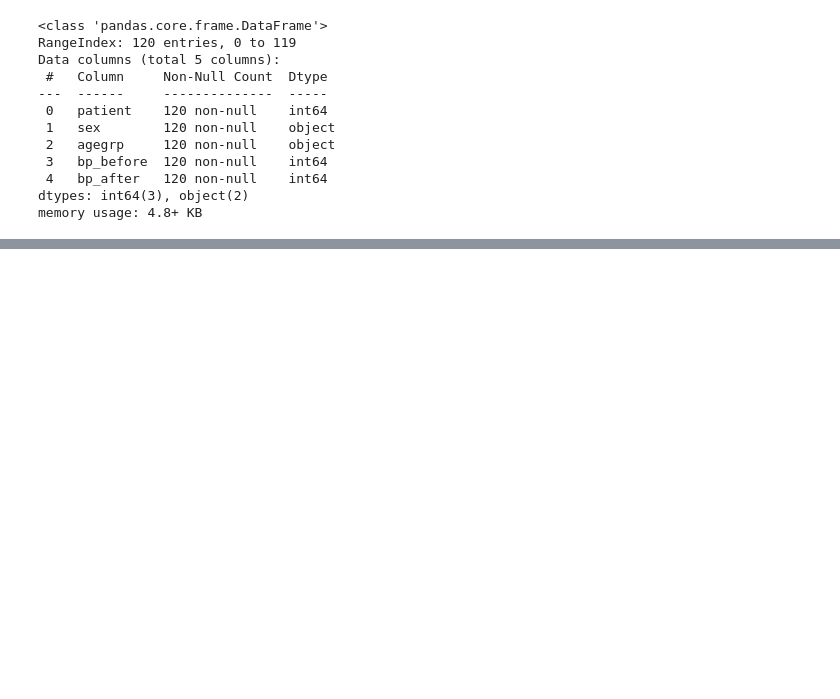
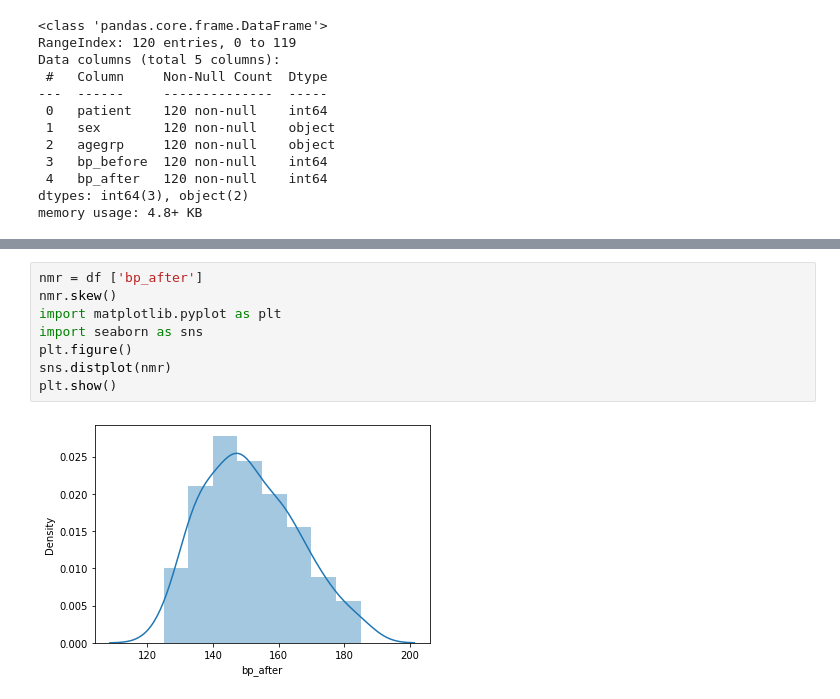
Before and after one commit to Lilik-murdiyah/datamining, a Jupyter notebook: _sources/notebooks.ipynb, the cells around one changed output, grey strips where cells are left out. Drawn from its saved outputs; the diff is of its cells as text; blank space fills up the shorter version.

```diff
--- a/_sources/notebooks.ipynb
+++ b/_sources/notebooks.ipynb
@@ -269,0 +218,10 @@ kde_kws={'linewidth':2})
+# %%
+nmr = df ['bp_after']
+nmr.skew()
+import matplotlib.pyplot as plt
+import seaborn as sns
+plt.figure()
+sns.distplot(nmr)
+plt.show()
+# %% [output]
+[figure, added]
```
Also changed, not shown: parts of 65 cells of this notebook, 8 other files.
